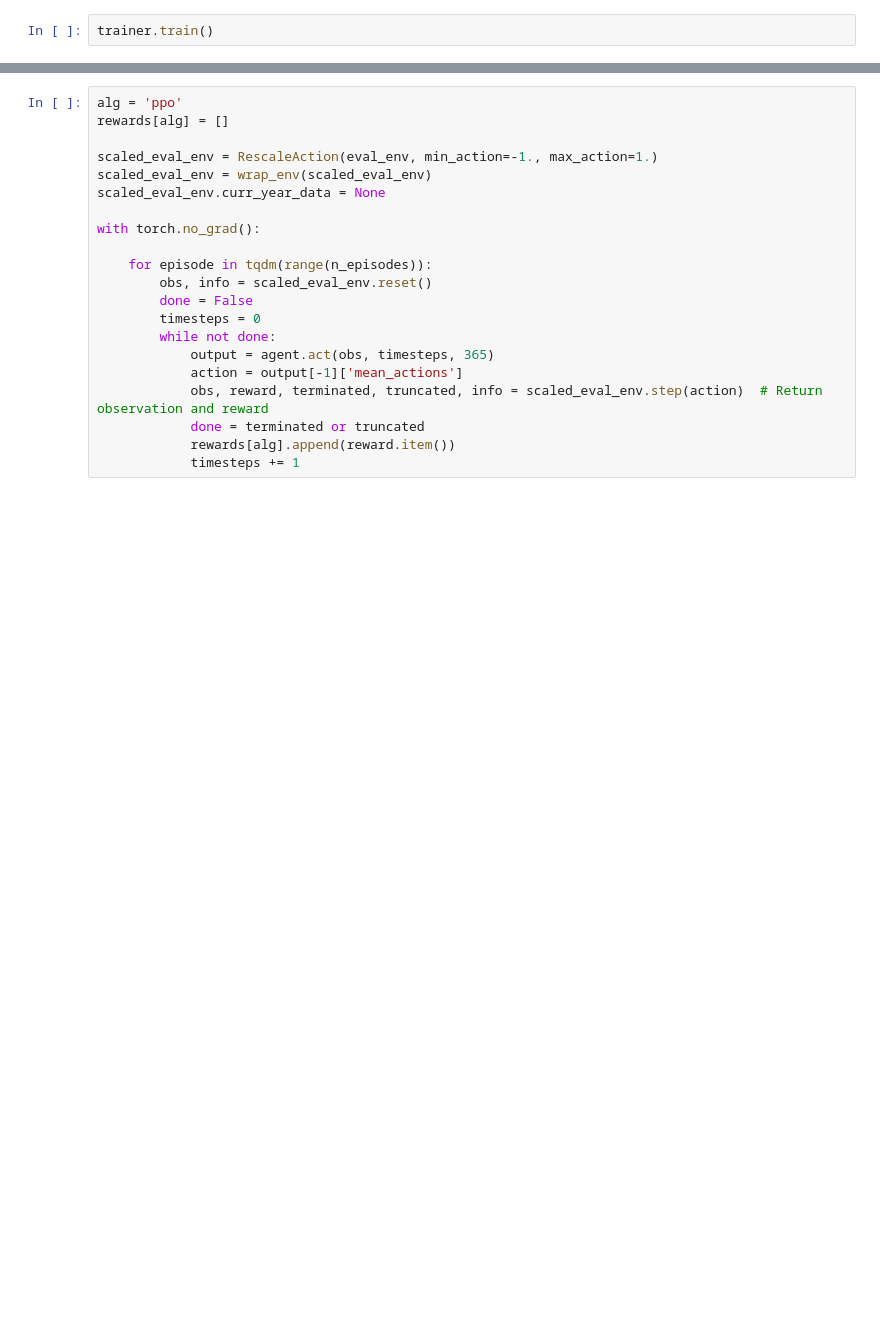
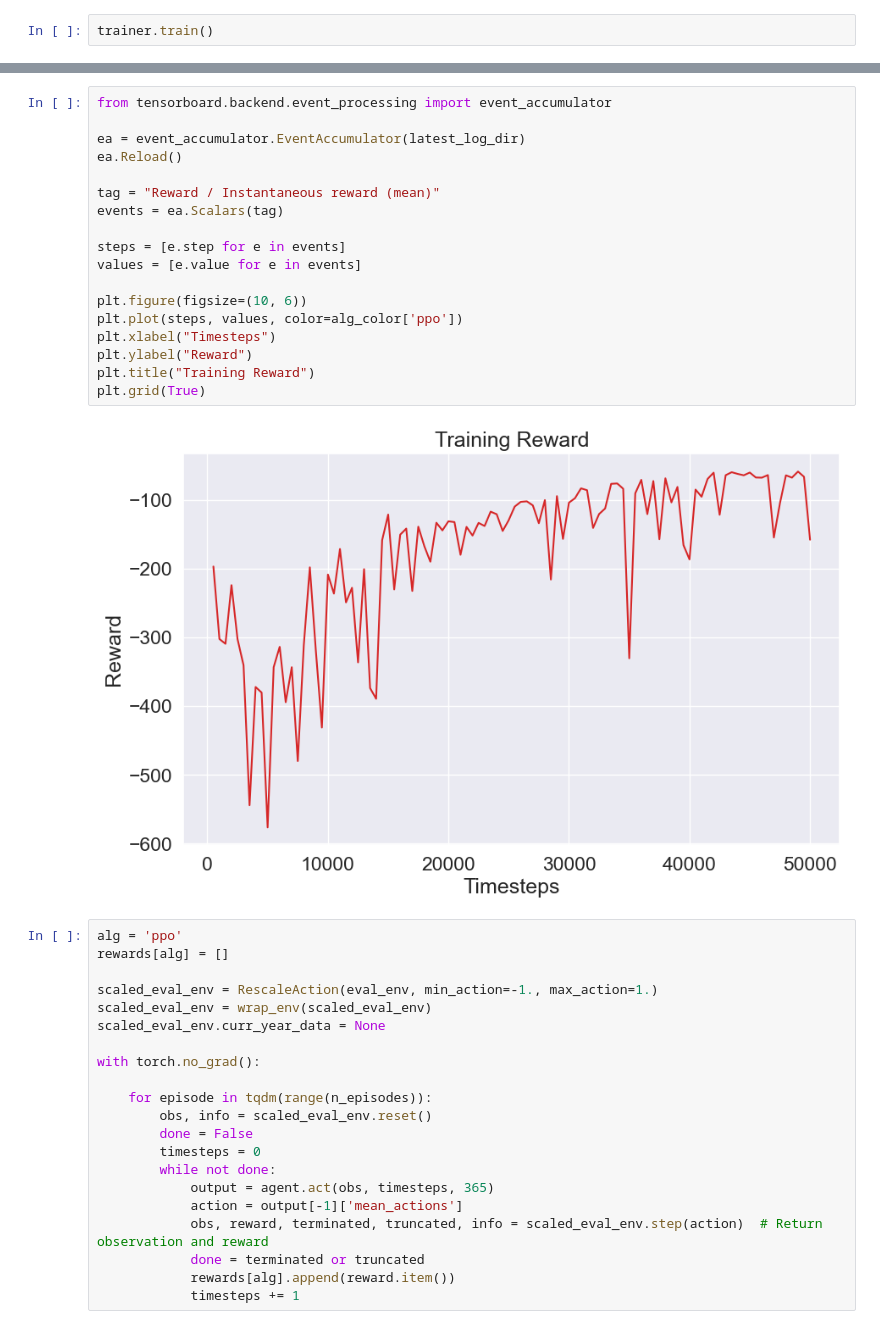
Before and after one commit to Daveonwave/gym4ReaL, a Jupyter notebook: examples/dam/baselines.ipynb, the cells around one changed output, grey strips where cells are left out. Cells and saved outputs as stored; diff of their text form; blank space fills up the shorter version.

```diff
--- a/examples/dam/baselines.ipynb
+++ b/examples/dam/baselines.ipynb
@@ -215,4 +219,24 @@ Latest log directory: runs/lake/25-05-09_14-15-02-835853_PPO
 [interactive output not drawn]
+# %%
+from tensorboard.backend.event_processing import event_accumulator
+
+ea = event_accumulator.EventAccumulator(latest_log_dir)
+ea.Reload()
+
+tag = "Reward / Instantaneous reward (mean)"
+events = ea.Scalars(tag)
+
+steps = [e.step for e in events]
+values = [e.value for e in events]
+
+plt.figure(figsize=(10, 6))
+plt.plot(steps, values, color=alg_color['ppo'])
+plt.xlabel("Timesteps")
+plt.ylabel("Reward")
+plt.title("Training Reward")
+plt.grid(True)
+# %% [output]
+[figure, added]
 # %%
 alg = 'ppo'
 rewards[alg] = []
```
Also changed, not shown: parts of 4 cells of this notebook, 3 other files.
